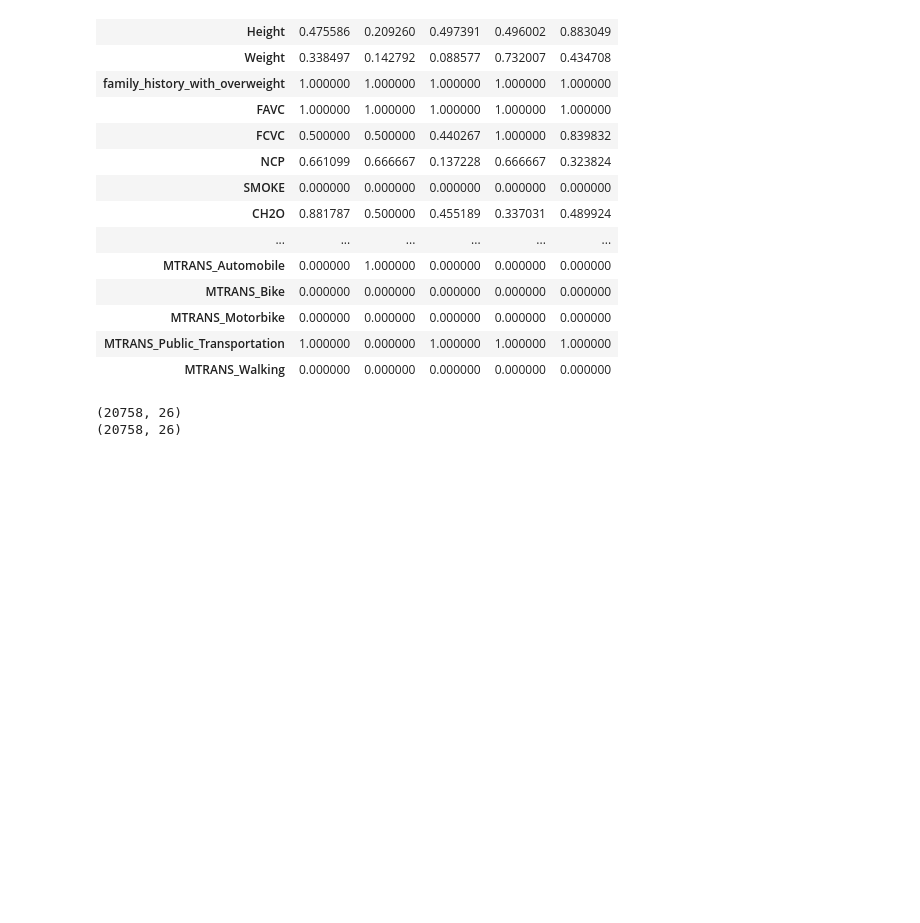
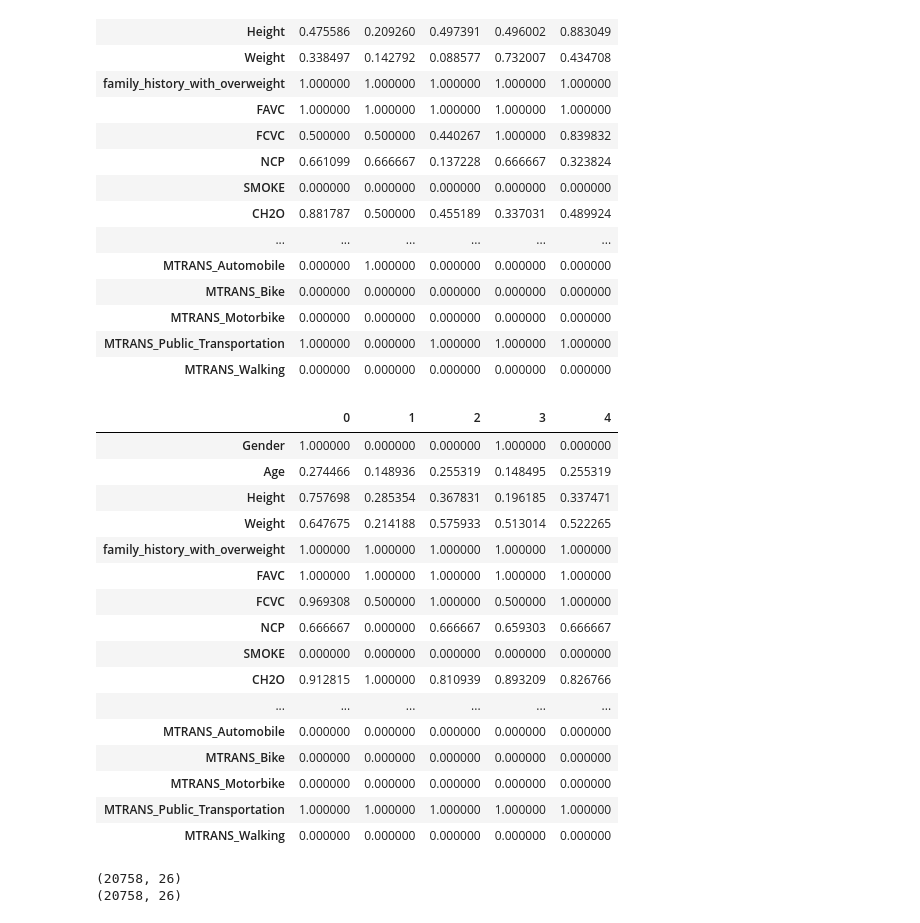
Before and after one commit to IvanTrujilloTrujillo/obesity_risk_prediction, a Jupyter notebook: data_cleaning.ipynb, the cells around one changed output. Cells and saved outputs as stored; diff of their text form; code cells hidden in the pictures; blank space fills up the shorter version.

```diff
--- a/data_cleaning.ipynb
+++ b/data_cleaning.ipynb
@@ -189,16 +213,25 @@ one_hot_encoder = OneHotEncoder()
 # %%
 for col in train.columns:
+    one_hot_encoder = OneHotEncoder()
+    label_encoder = LabelEncoder()
     if train[col].dtype == "object":
         if train[col].nunique() > 2:
             col_train_encoded = one_hot_encoder.fit_transform(train[[col]])
             train = train.drop(col, axis=1)
             train = pd.concat([train, pd.DataFrame(col_train_encoded.toarray(), columns=one_hot_encoder.get_feature_names_out([col]))], axis=1)
-            col_test_encoded = one_hot_encoder.fit_transform(test[[col]])
-            test = test.drop(col, axis=1)
-            test = pd.concat([test, pd.DataFrame(col_test_encoded.toarray(), columns=one_hot_encoder.get_feature_names_out([col]))], axis=1)
         else:
             train[col] = label_encoder.fit_transform(train[col])
-            test[col] = label_encoder.fit_transform(test[col])
+# %%
+for col in test.columns:
+    one_hot_encoder = OneHotEncoder()
+    label_encoder = LabelEncoder()
+    if test[col].dtype == "object":
+        if test[col].nunique() > 2:
+            col_test_encoded = one_hot_encoder.fit_transform(test[[col]])
+            test = test.drop(col, axis=1)
+            test = pd.concat([test, pd.DataFrame(col_test_encoded.toarray(), columns=one_hot_encoder.get_feature_names_out([col]))], axis=1)
+        else:
+            test[col] = label_encoder.fit_transform(test[col])
 # %%
 train.head().T
 # %% [output]
@@ -219,6 +252,26 @@ train.head().T
 | MTRANS_Motorbike | 0.000000 | 0.000000 | 0.000000 | 0.000000 | 0.000000 |
 | MTRANS_Public_Transportation | 1.000000 | 0.000000 | 1.000000 | 1.000000 | 1.000000 |
 | MTRANS_Walking | 0.000000 | 0.000000 | 0.000000 | 0.000000 | 0.000000 |
+# %%
+test.head().T
+# %% [output]
+|  | 0 | 1 | 2 | 3 | 4 |
+| Gender | 1.000000 | 0.000000 | 0.000000 | 1.000000 | 0.000000 |
+| Age | 0.274466 | 0.148936 | 0.255319 | 0.148495 | 0.255319 |
+| Height | 0.757698 | 0.285354 | 0.367831 | 0.196185 | 0.337471 |
+| Weight | 0.647675 | 0.214188 | 0.575933 | 0.513014 | 0.522265 |
+| family_history_with_overweight | 1.000000 | 1.000000 | 1.000000 | 1.000000 | 1.000000 |
+| FAVC | 1.000000 | 1.000000 | 1.000000 | 1.000000 | 1.000000 |
+| FCVC | 0.969308 | 0.500000 | 1.000000 | 0.500000 | 1.000000 |
+| NCP | 0.666667 | 0.000000 | 0.666667 | 0.659303 | 0.666667 |
+| SMOKE | 0.000000 | 0.000000 | 0.000000 | 0.000000 | 0.000000 |
+| CH2O | 0.912815 | 1.000000 | 0.810939 | 0.893209 | 0.826766 |
+| ... | ... | ... | ... | ... | ... |
+| MTRANS_Automobile | 0.000000 | 0.000000 | 0.000000 | 0.000000 | 0.000000 |
+| MTRANS_Bike | 0.000000 | 0.000000 | 0.000000 | 0.000000 | 0.000000 |
+| MTRANS_Motorbike | 0.000000 | 0.000000 | 0.000000 | 0.000000 | 0.000000 |
+| MTRANS_Public_Transportation | 1.000000 | 1.000000 | 1.000000 | 1.000000 | 1.000000 |
+| MTRANS_Walking | 0.000000 | 0.000000 | 0.000000 | 0.000000 | 0.000000 |
 # %%
 print(train.shape)
 train.drop_duplicates(inplace=True)
```
Also changed, not shown: parts of 8 cells of this notebook, 6 other files.
